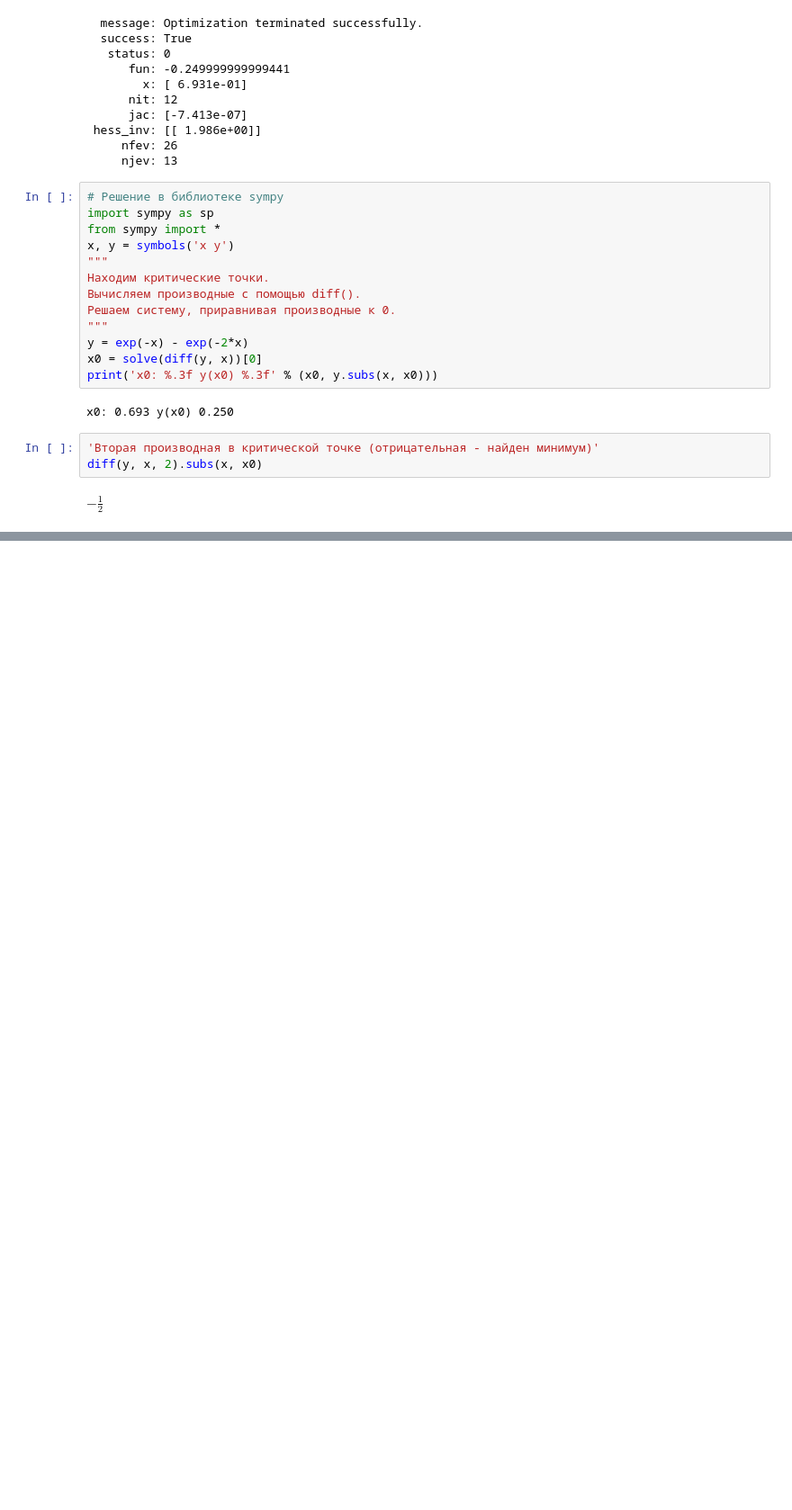
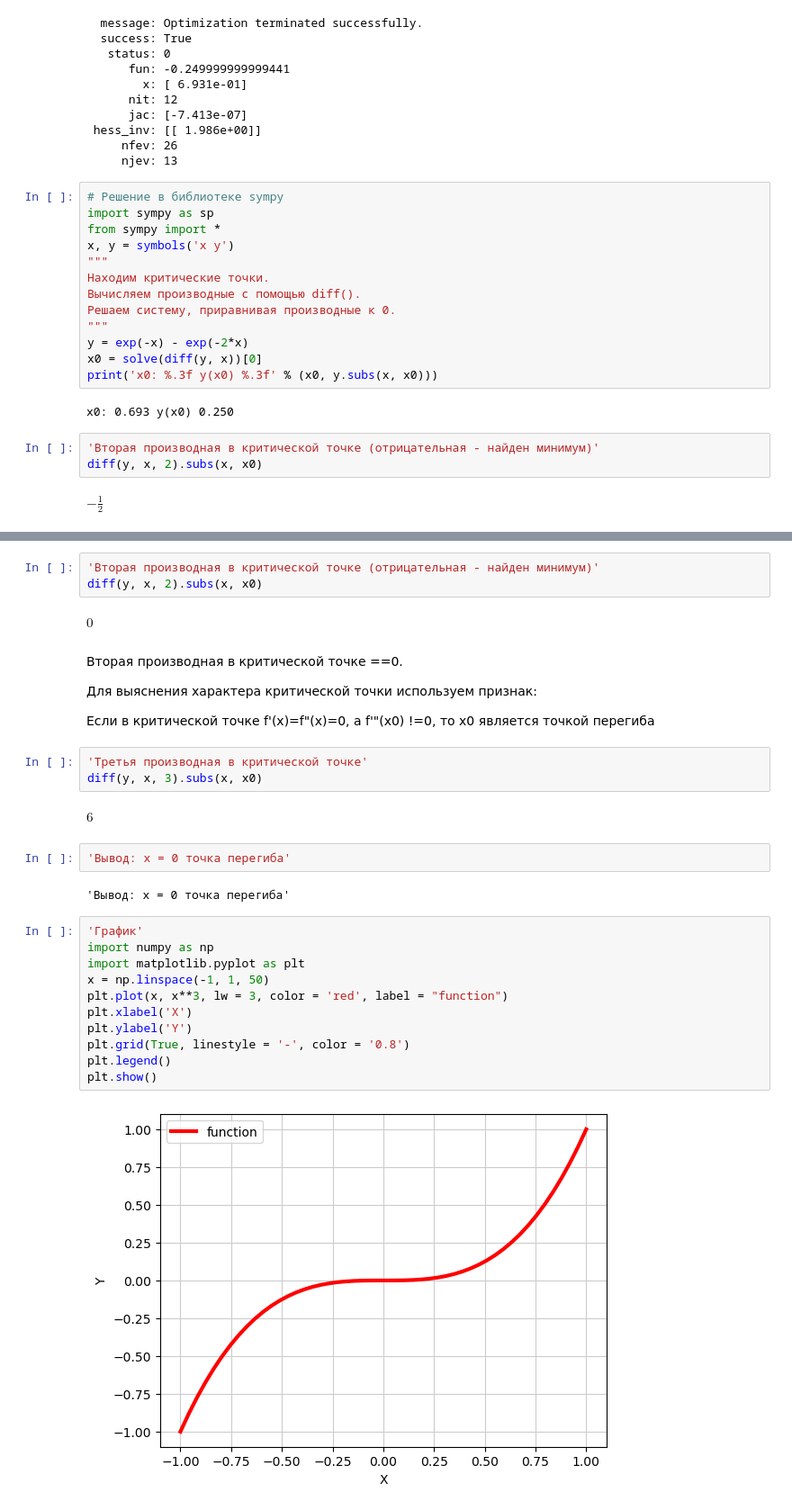
Before and after one commit to igor-novozhilov/Math_with_Python, a Jupyter notebook: 2025-05-13_Matematika_na_Python.ipynb, the cells around one changed output, grey strips where cells are left out. Shown: that part at 90% size. Cells and saved outputs as stored; diff of their text form; blank space fills up the shorter version.

```diff
--- a/2025-05-13_Matematika_na_Python.ipynb
+++ b/2025-05-13_Matematika_na_Python.ipynb
@@ -744,0 +760,33 @@ $\displaystyle - \frac{1}{2}$
+# %%
+'Вторая производная в критической точке (отрицательная - найден минимум)'
+diff(y, x, 2).subs(x, x0)
+# %% [output]
+$\displaystyle 0$
+# %% [markdown]
+Вторая производная в критической точке  ==0.
+
+Для выяснения характера критической точки используем признак:
+
+Если в критической точке f'(x)=f"(x)=0, a f'"(x0) !=0, то х0 является точкой перегиба
+# %%
+'Третья производная в критической точке'
+diff(y, x, 3).subs(x, x0)
+# %% [output]
+$\displaystyle 6$
+# %%
+'Вывод: x = 0 точка перегиба'
+# %% [output]
+'Вывод: x = 0 точка перегиба'
+# %%
+'График'
+import numpy as np
+import matplotlib.pyplot as plt
+x = np.linspace(-1, 1, 50)
+plt.plot(x, x**3, lw = 3, color = 'red', label = "function")
+plt.xlabel('X')
+plt.ylabel('Y')
+plt.grid(True, linestyle = '-', color = '0.8')
+plt.legend()
+plt.show()
+# %% [output]
+[figure, added]
```
Also changed, not shown: parts of 9 cells of this notebook.
